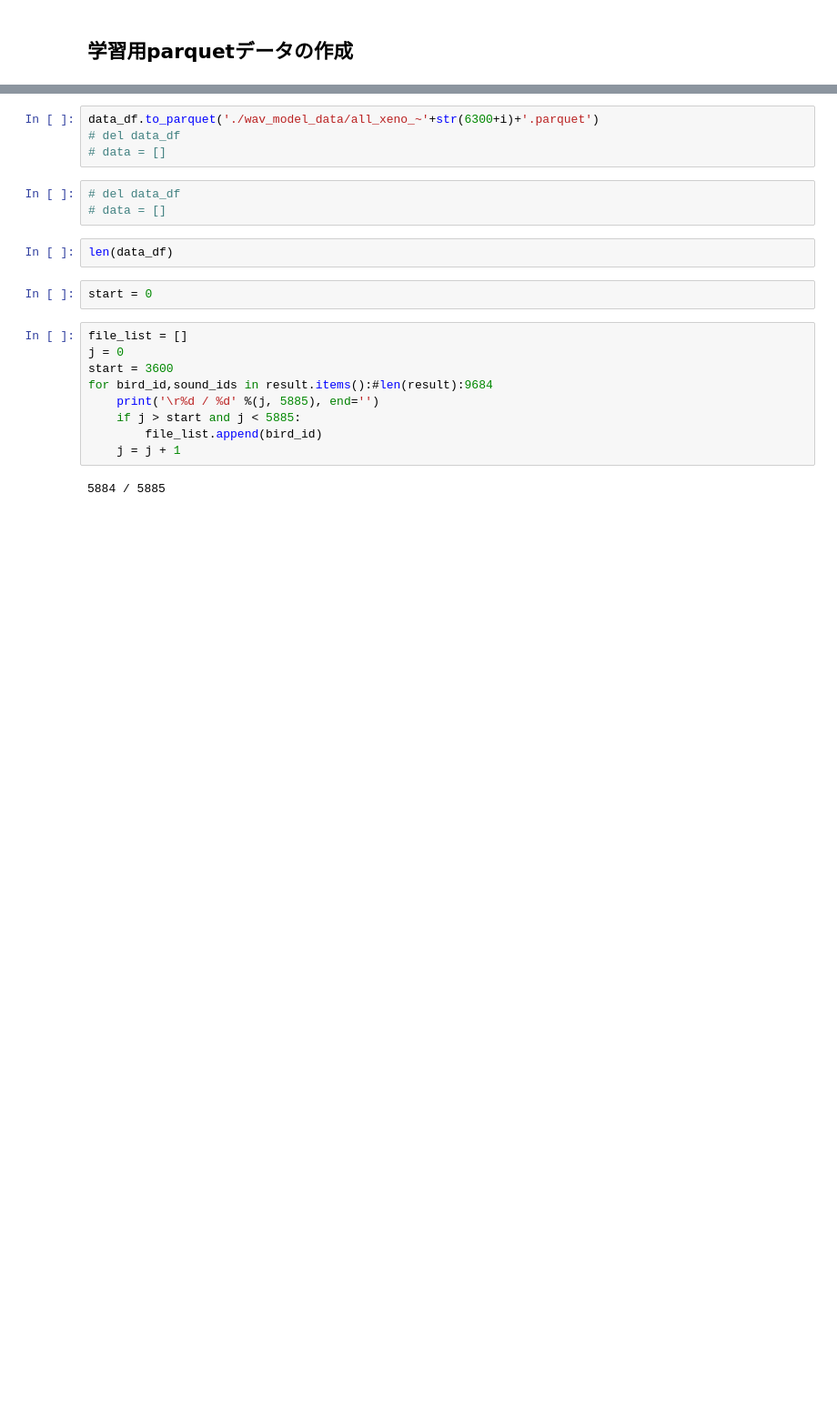
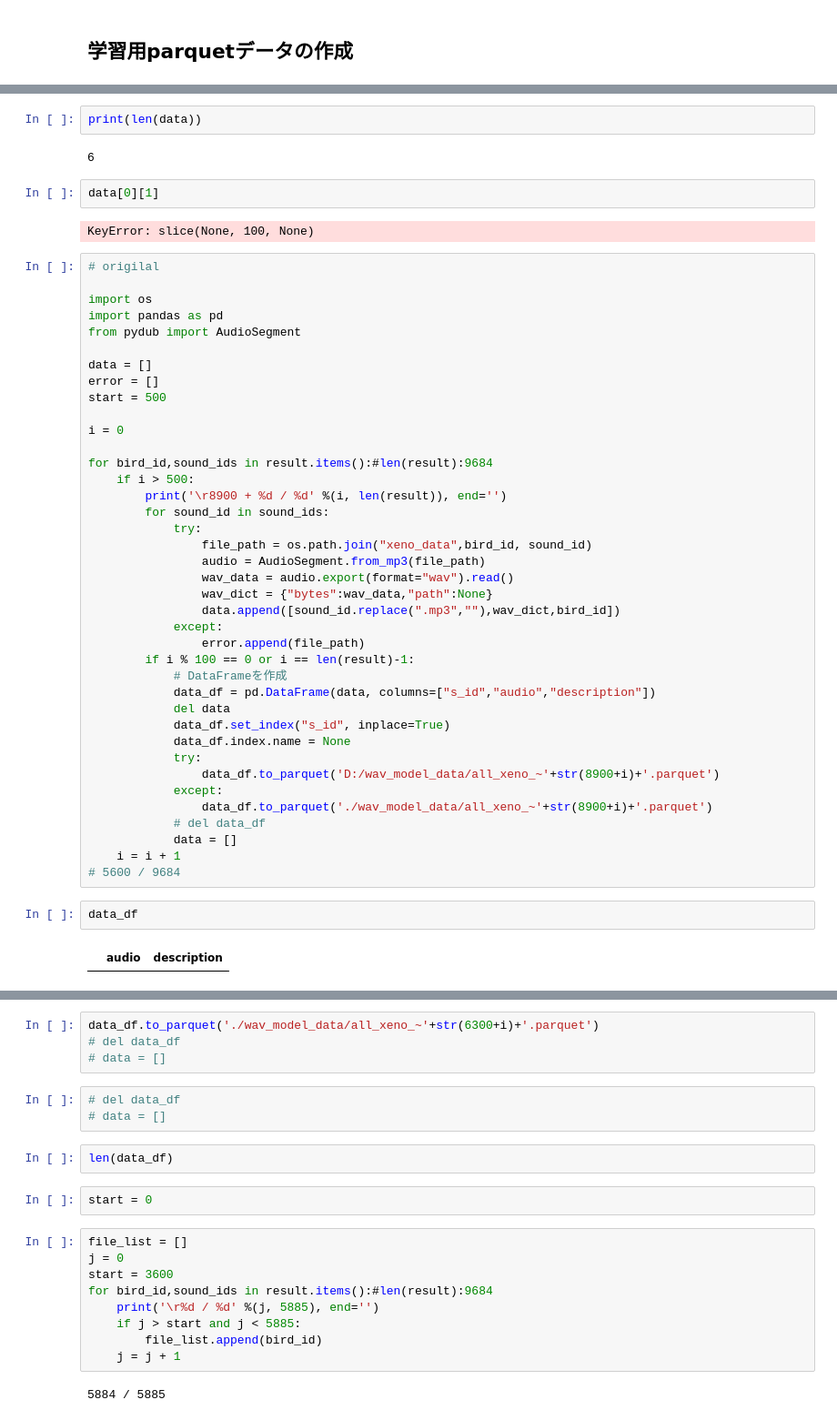
Before and after one commit to TRMT-Yuka/Bird_Wikidata_XenoScrape, a Jupyter notebook: 02_make_wav_data.ipynb, the cells around one changed output, grey strips where cells are left out. Shown at 91% size. Saved outputs shown, nothing was run; the diff lists cells and outputs as text; blank space fills up the shorter version.

Commit message:
fix wav data

```diff
--- a/02_make_wav_data.ipynb
+++ b/02_make_wav_data.ipynb
@@ -119,0 +234,51 @@ for bird_id,sound_ids in result.items():#len(result):9684
+# %%
+print(len(data))
+# %% [output]
+6
+# %%
+data[0][1]
+# %% [output]
+KeyError: slice(None, 100, None)
+# %%
+# origilal
+
+import os
+import pandas as pd
+from pydub import AudioSegment
+
+data = []
+error = []
+start = 500
+
+i = 0
+
+for bird_id,sound_ids in result.items():#len(result):9684
+    if i > 500:
+        print('\r8900 + %d / %d' %(i, len(result)), end='')
+        for sound_id in sound_ids:
+            try:
+                file_path = os.path.join("xeno_data",bird_id, sound_id)
+                audio = AudioSegment.from_mp3(file_path)
+                wav_data = audio.export(format="wav").read()
+                wav_dict = {"bytes":wav_data,"path":None}
+                data.append([sound_id.replace(".mp3",""),wav_dict,bird_id])
+            except:
+                error.append(file_path)
+        if i % 100 == 0 or i == len(result)-1:
+            # DataFrameを作成
+            data_df = pd.DataFrame(data, columns=["s_id","audio","description"])
+            del data
+            data_df.set_index("s_id", inplace=True)
+            data_df.index.name = None
+            try:
+                data_df.to_parquet('D:/wav_model_data/all_xeno_~'+str(8900+i)+'.parquet')
+            except:
+                data_df.to_parquet('./wav_model_data/all_xeno_~'+str(8900+i)+'.parquet')
+            # del data_df
+            data = []
+    i = i + 1
+# 5600 / 9684
+# %%
+data_df
+# %% [output]
+|  | audio | description |
```
Also changed, not shown: parts of 21 cells of this notebook, 4 other files.
